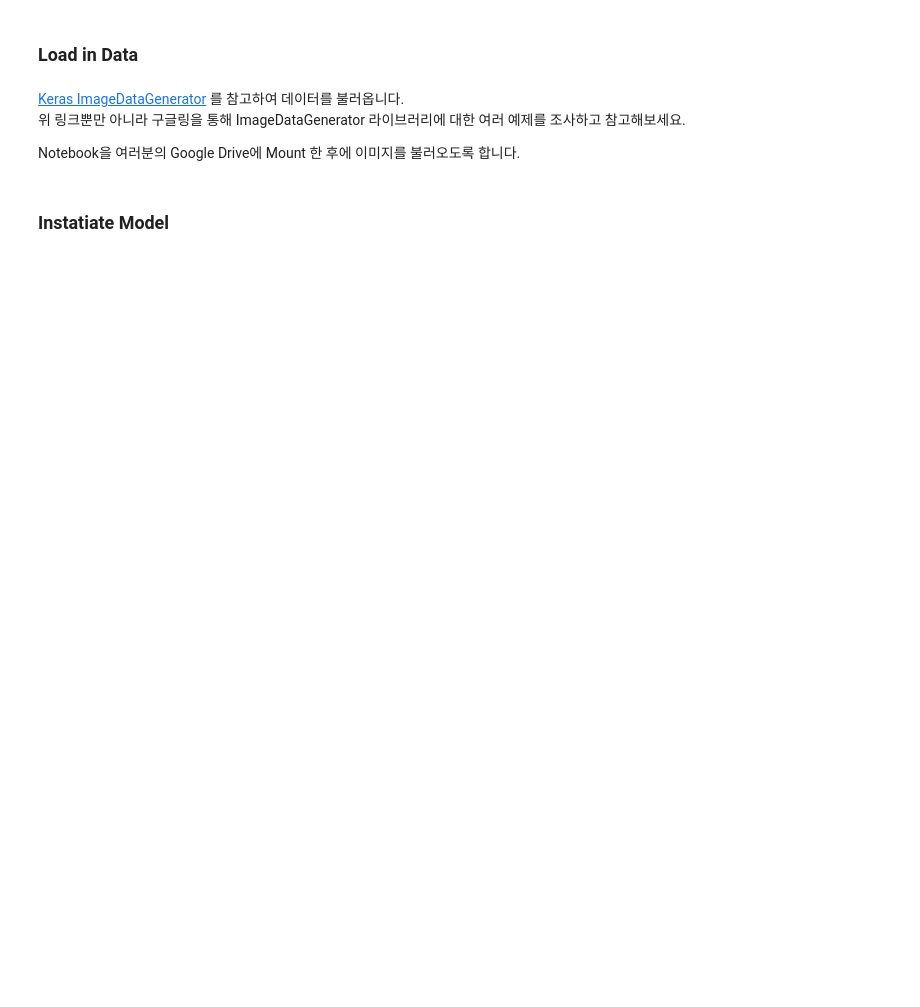
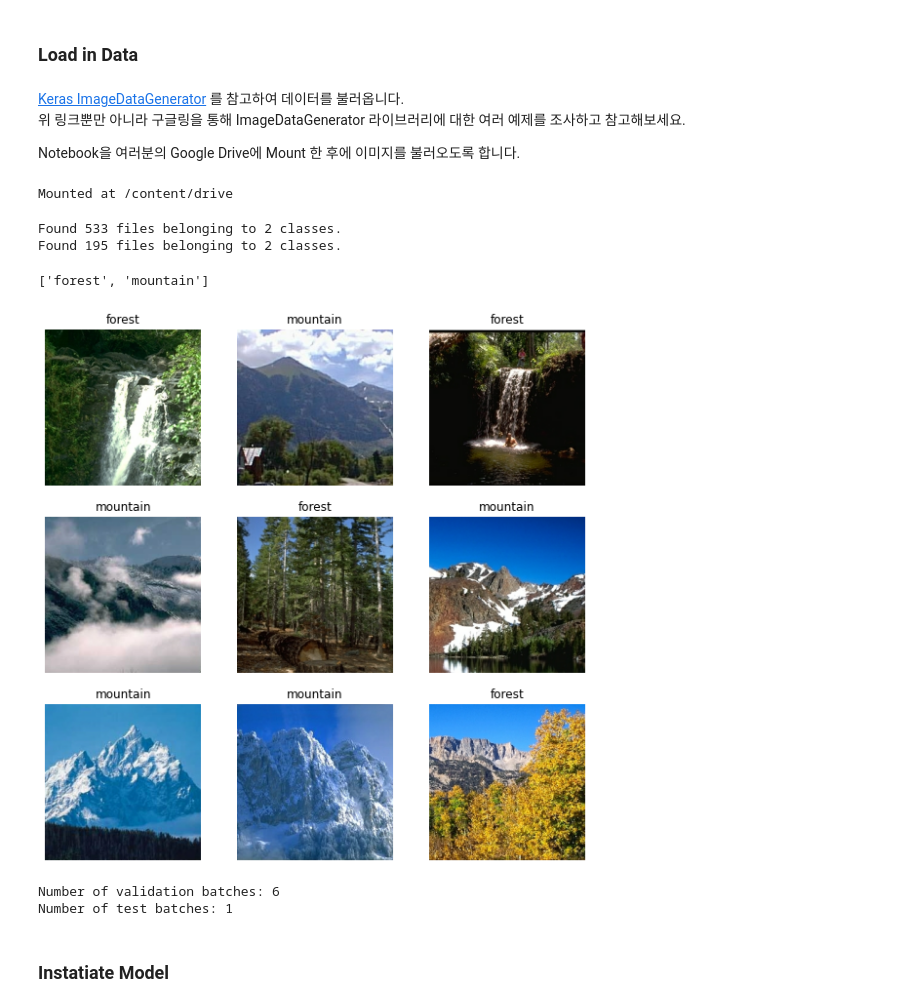
Before and after one commit to ttogle918/ds-zip, a Jupyter notebook: N431/N431a_CNNs.ipynb, the cells around one changed output. Saved outputs shown, nothing was run; the diff lists cells and outputs as text; code cells hidden in the pictures; blank space fills up the shorter version.

```diff
--- a/N431/N431a_CNNs.ipynb
+++ b/N431/N431a_CNNs.ipynb
@@ -212,3 +206,42 @@ for layer in resnet.layers:
 위 링크뿐만 아니라 구글링을 통해 ImageDataGenerator 라이브러리에 대한 여러 예제를 조사하고 참고해보세요.
 
 Notebook을 여러분의 Google Drive에 Mount 한 후에 이미지를 불러오도록 합니다.
+# %%
+from google.colab import drive
+drive.mount('/content/drive')
+# %% [output]
+Mounted at /content/drive
+# %%
+path = '/content/drive/MyDrive/Colab Notebooks/code_states/mountainForest'
+# %%
+def generaterData(path) :
+  return tf.keras.preprocessing.image_dataset_from_directory(
+    path,
+    labels="inferred",
+    label_mode="int",
+    batch_size=32,
+  )
+# %%
+# train_ds=image_dataset_from_directory(path+"/train",label_mode='int',batch_size=32)
+train_ds = generaterData(path+'/train')
+val_ds = generaterData(path+'/validation')
+# %% [output]
+Found 533 files belonging to 2 classes.
+Found 195 files belonging to 2 classes.
+# %%
+class_names = train_ds.class_names
+class_names
+# %% [output]
+['forest', 'mountain']
+# %%
+import matplotlib.pyplot as plt
+
+plt.figure(figsize=(10, 10))
+for images, labels in train_ds.take(1):
+  for i in range(9):
+    ax = plt.subplot(3, 3, i + 1)
+    plt.imshow(images[i].numpy().astype("uint8"))
+    plt.title(class_names[labels[i]])
+    plt.axis("off")
+# %% [output]
+[figure, added]
@@ -215,2 +253,8 @@ Notebook을 여러분의 Google Drive에 Mount 한 후에 이미지를 불러오
+# %%
+print('Number of validation batches: %d' % tf.data.experimental.cardinality(validation_dataset))
+print('Number of test batches: %d' % tf.data.experimental.cardinality(test_dataset))
+# %% [output]
+Number of validation batches: 6
+Number of test batches: 1
 # %% [markdown]
 ### Instatiate Model
```
Also changed, not shown: parts of 16 cells of this notebook.
